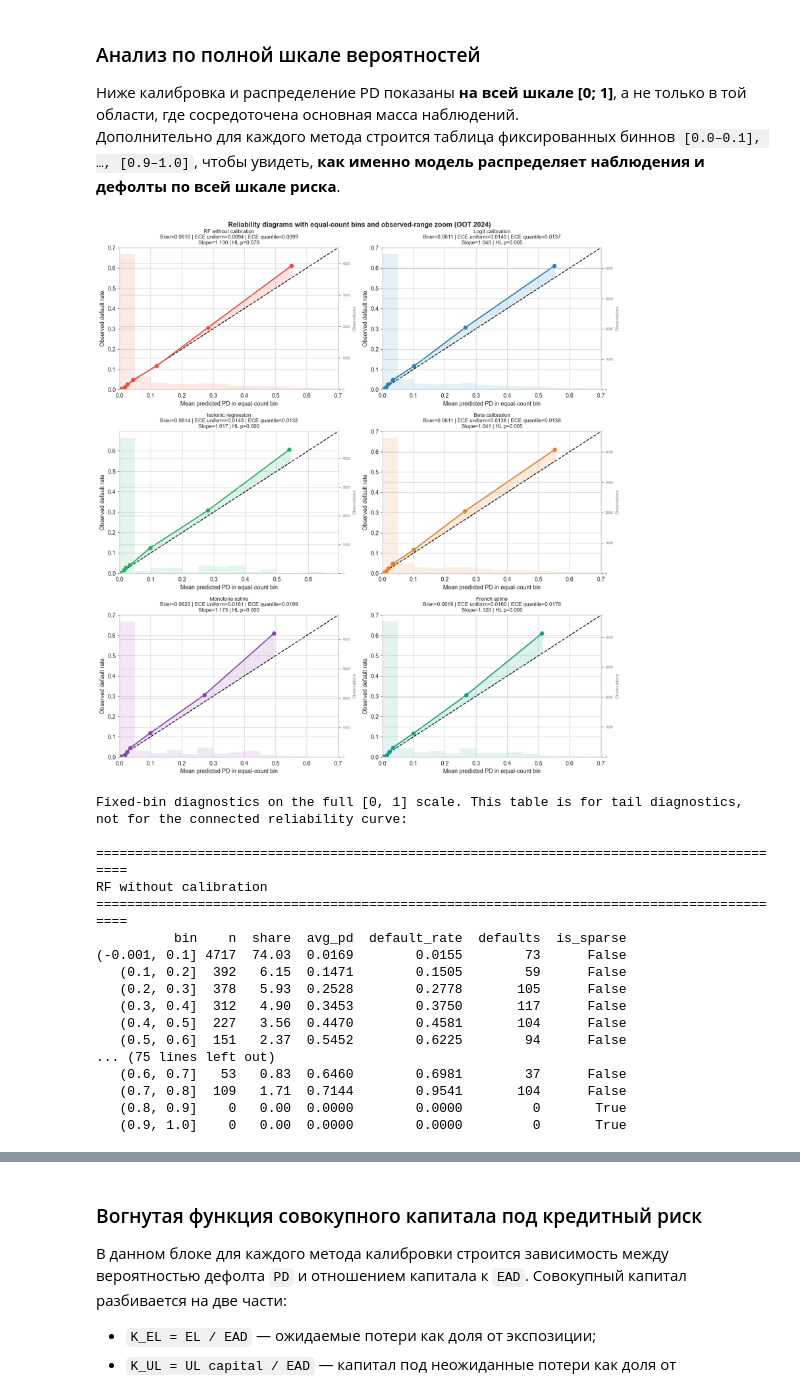
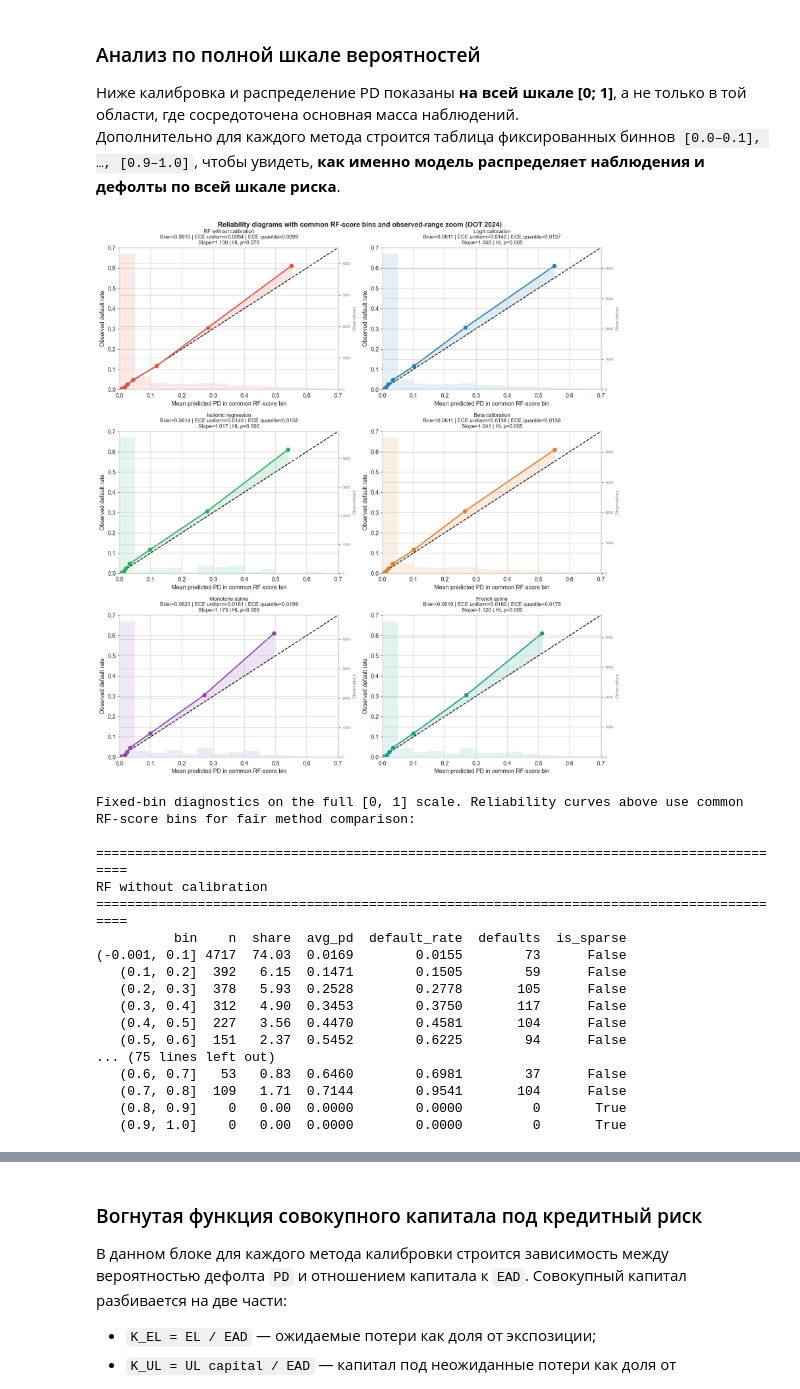
Before and after one commit to ddudenko275-boop/ColebrationTedo, a Jupyter notebook: notebooks/pd_calibration.ipynb, the cells around one changed output, grey strips where cells are left out. Cells and saved outputs as stored; diff of their text form; code cells hidden in the pictures.

```diff
--- a/notebooks/pd_calibration.ipynb
+++ b/notebooks/pd_calibration.ipynb
@@ -2094,6 +2094,7 @@ for i, (name, probs) in enumerate(all_methods.items()):
         n_bins=10,
         strategy="ordinal",
         min_count=MIN_RELIABILITY_BIN_N,
+        sort_by=scores_test,
     )
     plot_table = curve_table.loc[~curve_table["is_sparse"]].copy()
     m = summary_metrics(y_test.values, probs)
@@ -2138,40 +2139,40 @@ for i, (name, probs) in enumerate(all_methods.items()):
         f'Slope={m["cal_slope"]:.3f} | HL p={m["hl_p_value"]:.3f}'
     )
     ax.set_title(f"{name}\n{subtitle}", fontsize=10)
-    ax.set_xlabel("Mean predicted PD in equal-count bin")
+    ax.set_xlabel("Mean predicted PD in common RF-score bin")
     ax.set_ylabel("Observed default rate")
     x_max = max(0.15, float(np.nanmax(plot_table["avg_pd"])) * 1.15)
     y_max = max(0.15, float(np.nanmax(plot_table["default_rate"])) * 1.15)
     axis_max = min(1.0, max(x_max, y_max))
     ax.set_xlim(0, axis_max)
     ax.set_ylim(0, axis_max)
 
 for j in range(i + 1, len(axes)):
     axes[j].axis("off")
 
 plt.suptitle(
-    "Reliability diagrams with equal-count bins and observed-range zoom (OOT 2024)",
+    "Reliability diagrams with common RF-score bins and observed-range zoom (OOT 2024)",
     fontsize=13,
     fontweight="bold",
 )
 plt.tight_layout()
 plt.show()
 
-print("Fixed-bin diagnostics on the full [0, 1] scale. This table is for tail diagnostics, not for the connected reliability curve:")
+print("Fixed-bin diagnostics on the full [0, 1] scale. Reliability curves above use common RF-score bins for fair method comparison:")
 for name, probs in all_methods.items():
     print()
     print("=" * 90)
     print(name)
     print("=" * 90)
     bin_table = fixed_bin_table(y_test.values, probs, n_bins=10).copy()
     bin_table["is_sparse"] = bin_table["n"] < MIN_RELIABILITY_BIN_N
     bin_table["share"] = (100 * bin_table["share"]).round(2)
     bin_table["avg_pd"] = bin_table["avg_pd"].round(4)
     bin_table["default_rate"] = bin_table["default_rate"].round(4)
     print(bin_table.to_string(index=False))
 # %% [output]
-[figure, old version]
+[figure, new version]
-Fixed-bin diagnostics on the full [0, 1] scale. This table is for tail diagnostics, not for the connected reliability curve:
+Fixed-bin diagnostics on the full [0, 1] scale. Reliability curves above use common RF-score bins for fair method comparison:
 
 ==========================================================================================
 RF without calibration
```
Also changed, not shown: parts of 3 cells of this notebook, 2 other files.
